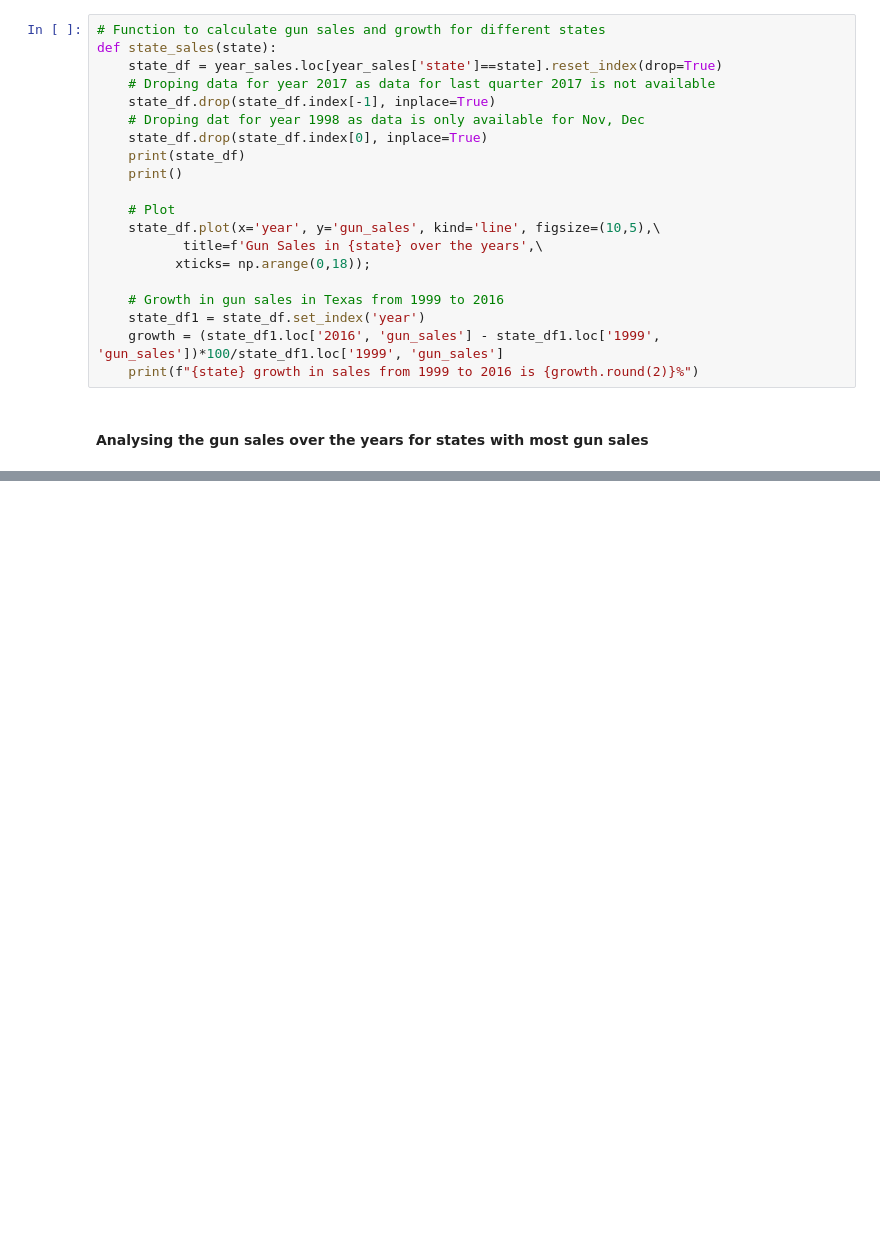
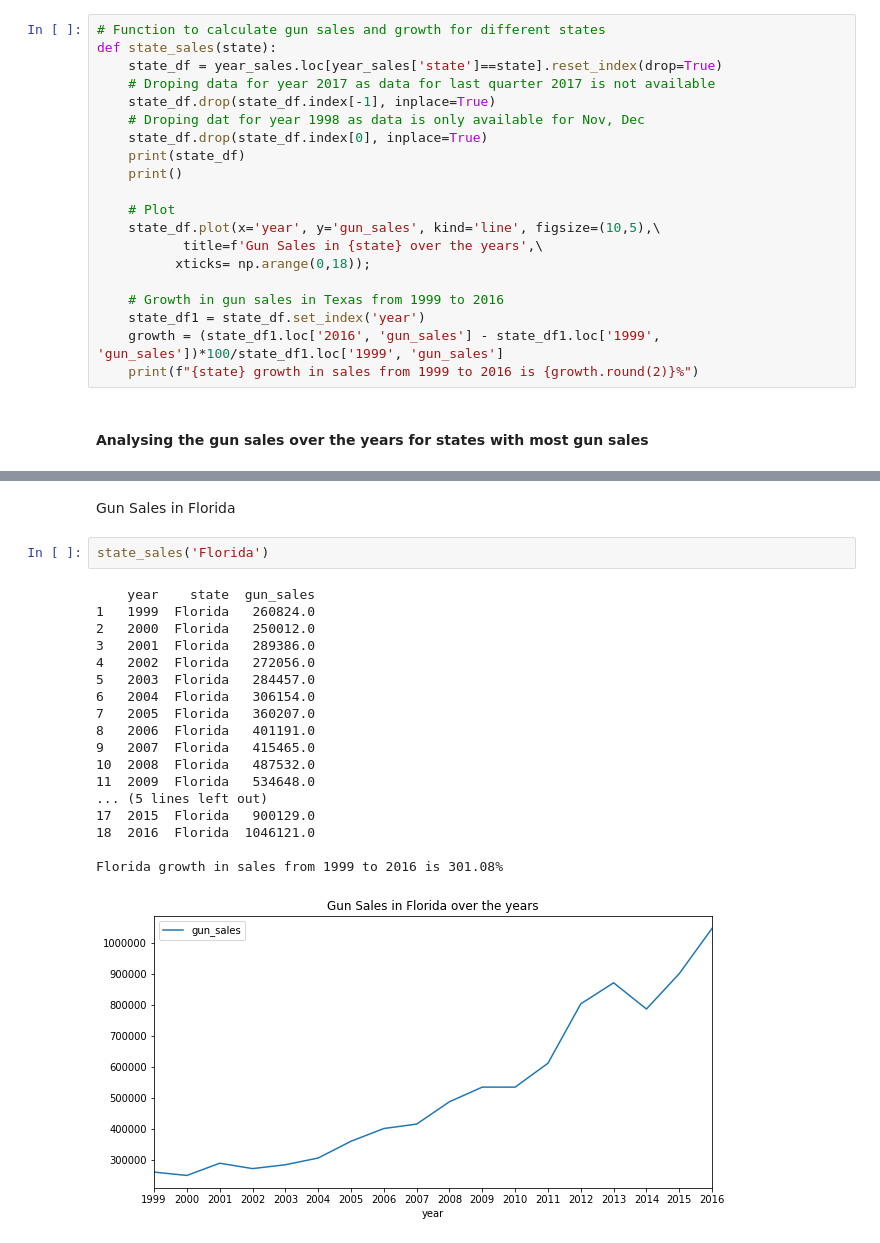
Before and after one commit to Aastha-Arora/investigate-FBI-Gun-Data, a Jupyter notebook: Data Analysis-FBI NICS data.ipynb, the cells around one changed output, grey strips where cells are left out. Cells and saved outputs as stored; diff of their text form; blank space fills up the shorter version.

```diff
--- a/Data Analysis-FBI NICS data.ipynb
+++ b/Data Analysis-FBI NICS data.ipynb
@@ -515,0 +594,23 @@ def state_sales(state):
+# %% [markdown]
+Gun Sales in Florida
+# %%
+state_sales('Florida')
+# %% [output]
+    year    state  gun_sales
+1   1999  Florida   260824.0
+2   2000  Florida   250012.0
+3   2001  Florida   289386.0
+4   2002  Florida   272056.0
+5   2003  Florida   284457.0
+6   2004  Florida   306154.0
+7   2005  Florida   360207.0
+8   2006  Florida   401191.0
+9   2007  Florida   415465.0
+10  2008  Florida   487532.0
+11  2009  Florida   534648.0
+... (5 lines left out)
+17  2015  Florida   900129.0
+18  2016  Florida  1046121.0
+
+Florida growth in sales from 1999 to 2016 is 301.08%
+[figure, added]
```
Also changed, not shown: parts of 21 cells of this notebook.
